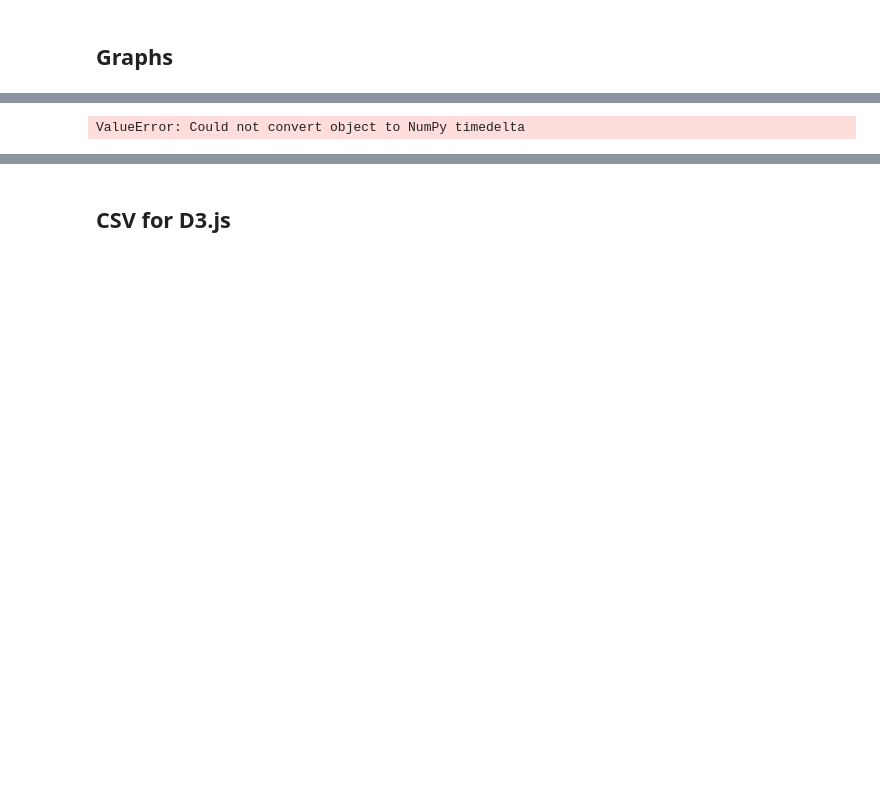
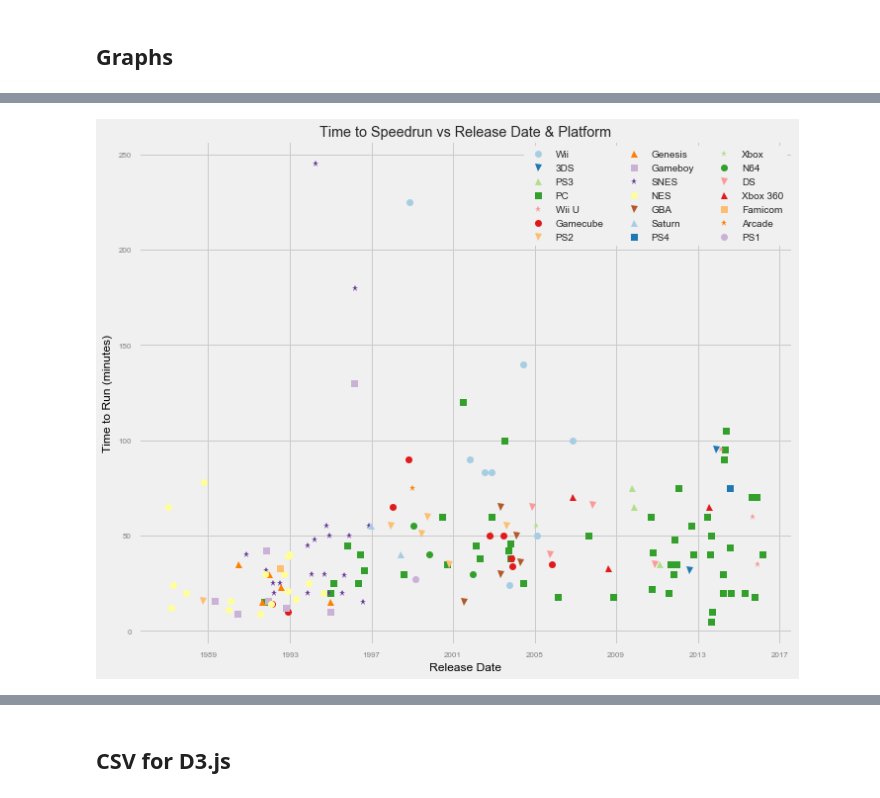
Before and after one commit to bcongdon/Data-Science-Projects, a Jupyter notebook: sgdq2016/SGDQ Schedule Analysis.ipynb, the cells around one changed output, grey strips where cells are left out. Saved outputs shown, nothing was run; the diff lists cells and outputs as text; code cells hidden in the pictures; blank space fills up the shorter version.

```diff
--- a/sgdq2016/SGDQ Schedule Analysis.ipynb
+++ b/sgdq2016/SGDQ Schedule Analysis.ipynb
@@ -268,50 +303,42 @@ KeyError: 'release_date'
 # %%
 game_frame['minutes'] = game_frame['duration'].astype('timedelta64[m]')
 game_frame_corrected = game_frame[pd.notnull(game_frame['release_date'])]
 game_frame_corrected = game_frame_corrected.reset_index()
 import matplotlib.cm as cm
 import itertools
 
 platforms = game_frame_corrected['platform'].unique()
-mapped_platforms = list(map_platform(x) for x in game_frame_corrected['platform'])
-# color_map = cm.ScalarMappable(cmap='flag').to_rgba(mapped_platforms)
+palette = itertools.cycle(sns.color_palette('Paired', 21))
+colors = dict()
+for p in platforms:
+    colors[p] = palette.next()
 def map_platform(platform):
-    colors = {
-        'Wii': 'gray',
-        'PC': 'blue',
-        'PS3': 'purple',
-        'Xbox': 'green',
-        'Gamecube': 'purple',
-        'Xbox 360': 'lime',
-        'Arcade': 'orange',
-        'PS4': 'teal',
-        'PS2': 'magenta',
-        'NES': 'brown',
-        'Gameboy': 'maroon',
-        'N64': 'lightblue',
-        'GBA': 'skyblue',
-        'DS': 'silver',
-        'Wii U': 'darkblue'
-    }
     if platform in colors:
         return colors[platform]
     else:
         return "r"
 
-plt.figure(figsize=(15,10))
+mapped_platforms = list(map_platform(x) for x in game_frame_corrected['platform'])
+
+
 markers = itertools.cycle(['o', 'v', '^', 's', '*'])
+fig, ax = plt.subplots(figsize=(10,8))
+
 for platform in platforms:
     plt_series = game_frame_corrected[game_frame_corrected['platform'] == platform]
-    plt.plot_date(x=plt_series.release_date, y=plt_series.minutes,
+    ax.plot_date(x=plt_series.release_date, y=plt_series.minutes,
                   color=map_platform(platform),
                   label=platform, marker=markers.next(), linewidth=1)
-plt.xlabel("Release Date")
-plt.ylabel("Time to Run (minutes)")
-plt.legend(loc="best")
-plt.savefig('running_time_v_release_date.png')
+plt.xlabel("Release Date", fontsize=12)
+plt.ylabel("Time to Run (minutes)", fontsize=12)
+legend = ax.legend(loc="upper right", frameon = True, ncol=3)
+legend.get_frame().set_linewidth(0)
+legend.get_frame().set_facecolor("#F0F0F0")
 plt.title("Time to Speedrun vs Release Date & Platform")
+plt.tight_layout()
+plt.savefig('running_time_v_release_date.png', dpi=250)
 # %% [output]
-ValueError: Could not convert object to NumPy timedelta
+[figure, added]
 # %%
 counts = game_frame['platform'].value_counts()
 colors = [map_platform(x) for x in counts.index]
```
Also changed, not shown: parts of 10 cells of this notebook, 7 other files.
